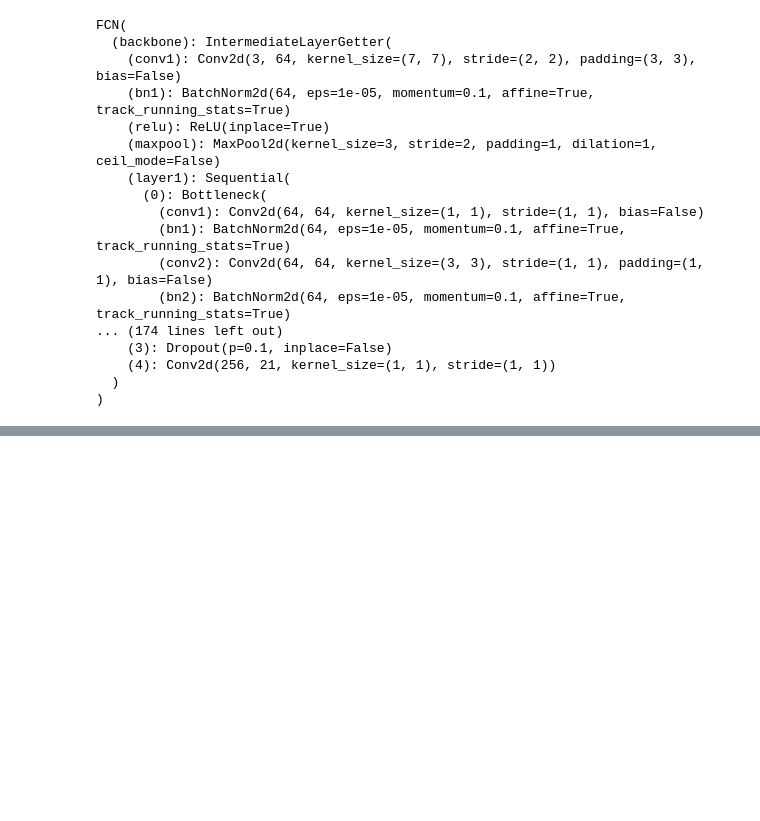
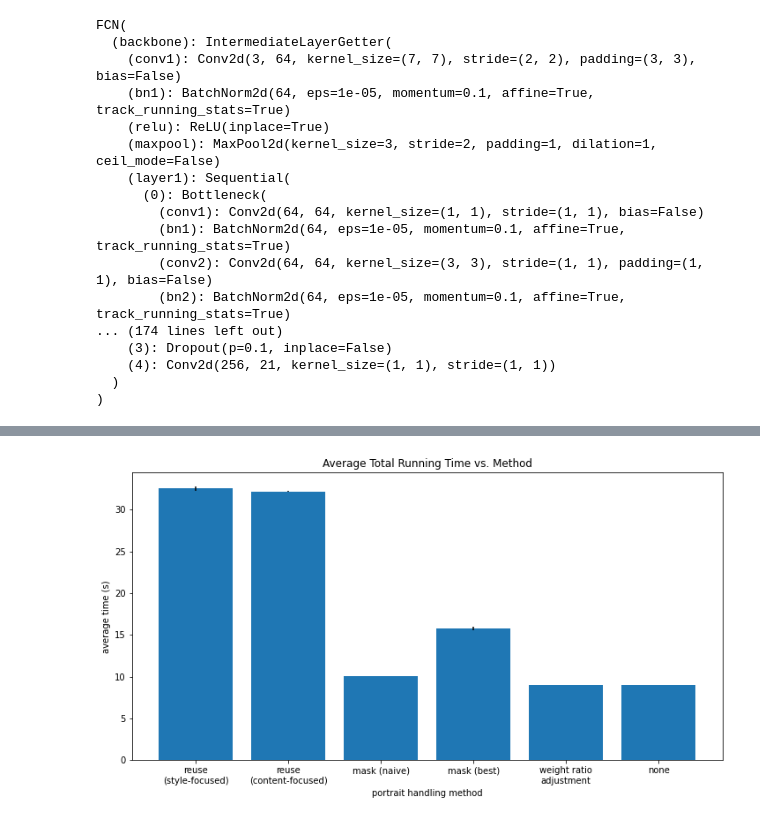
Before and after one commit to zhaizhongyuan/neural_style_transfer, a Jupyter notebook: portrait_aware_but_better.ipynb, the cells around one changed output, grey strips where cells are left out. Cells and saved outputs as stored; diff of their text form; code cells hidden in the pictures; blank space fills up the shorter version.

Commit message:
updated plotting utility fns

```diff
--- a/portrait_aware_but_better.ipynb
+++ b/portrait_aware_but_better.ipynb
@@ -293,11 +293,15 @@ content_images = ["Content/10.png" for _ in range(10)]
 style_images = ["Style/01.png", "Style/02.png", "Style/03.png", "Style/04.png", "Style/05.png",
                 "Style/06.png", "Style/07.png", "Style/08.png", "Style/09.png", "Style/10.png"]
 # %%
-# test for 1 pair and 100 iter
-l,t = run_transfer(style_name = style_images[9],
-                   content_name = content_images[0],
-                   max_iter = 100,
-                   output_name = "s" + style_images[9][6:8] + "_better",
-                   output_dir = output_dir,
-                   output_metrics = True)
+# actual thing
+losses, times = list(), list()
+for i in range(len(content_images)):
+    l,t = run_transfer(style_name = style_images[i],
+                       content_name = content_images[i],
+                       max_iter = 2000,
+                       output_name = "s" + style_images[i][6:8] + "_mask_better",
+                       output_dir = output_dir + "portait_aware_10/",
+                       output_metrics = True)
+    losses.append(l)
+    times.append(t)
 # %% [output]
@@ -306,15 +318,3 @@ Iteration: 100, loss: 3987185.000000
-# %%
-# actual thing
-losses, times = list(), list()
-for i in range(len(content_images)):
-    l,t = run_transfer(style_name = style_images[i],
-                       content_name = content_images[i],
-                       max_iter = 2000,
-                       output_name = "s" + style_images[i][6:8] + "_better",
-                       output_dir = output_dir + "portait_aware_10/",
-                       output_metrics = True)
-    losses.append(l)
-    times.append(t)
 # %%
 losses = np.array(losses)
 times = np.array(times)
@@ -347,27 +347,29 @@ portrait_mask_best_times = np.genfromtxt(output_dir+"portrait_mask_best_times.cs
 portrait_mask_best_times = np.hstack((np.zeros((10,1)), portrait_mask_best_times))
 # %%
 # plot total running time
-plt.figure(figsize=[10,6])
-plt.bar(x = ["reuse (style-focused)", "reuse (content-focused)",
+plt.figure(figsize=[12,6])
+plt.bar(x = ["reuse\n(style-focused)", "reuse\n(content-focused)",
              "mask (naive)", "mask (best)",
-             "weight ratio adjustment", "none"],
+             "weight ratio\nadjustment", "none"],
         height = [portrait_reuse_style_times[:,-1].mean(),
                   portrait_reuse_content_times[:,-1].mean(),
                   portrait_mask_naive_times[:,-1].mean(),
                   portrait_mask_best_times[:,-1].mean(),
                   portrait_weight_times[:,-1].mean(),
                   portrait_naive_times[:,-1].mean()],
         yerr = [np.std(portrait_reuse_style_times[:,-1]) / np.sqrt(portrait_reuse_style_times.shape[0]),
                 np.std(portrait_reuse_content_times[:,-1]) / np.sqrt(portrait_reuse_content_times.shape[0]),
                 np.std(portrait_mask_naive_times[:,-1]) / np.sqrt(portrait_mask_naive_times.shape[0]),
                 np.std(portrait_mask_best_times[:,-1]) / np.sqrt(portrait_mask_best_times.shape[0]),
                 np.std(portrait_weight_times[:,-1]) / np.sqrt(portrait_weight_times.shape[0]),
                 np.std(portrait_naive_times[:,-1]) / np.sqrt(portrait_naive_times.shape[0])])
 plt.xlabel("portrait handling method")
 plt.ylabel("average time (s)")
 plt.title("Average Total Running Time vs. Method")
 plt.draw()
 plt.ioff()
 plt.show()
+# %% [output]
+[figure, added]
 # %%
 # plot initialization time
```
Also changed, not shown: parts of 3 cells of this notebook, 16 other files.
